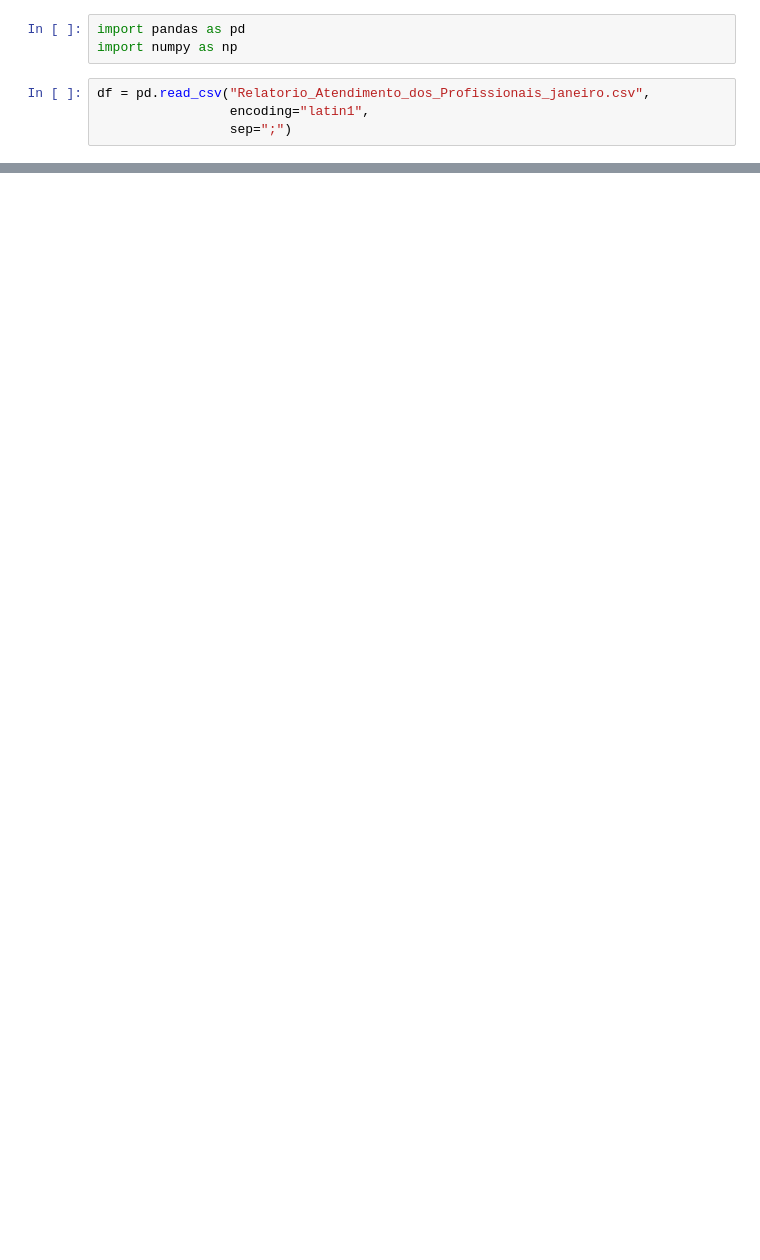
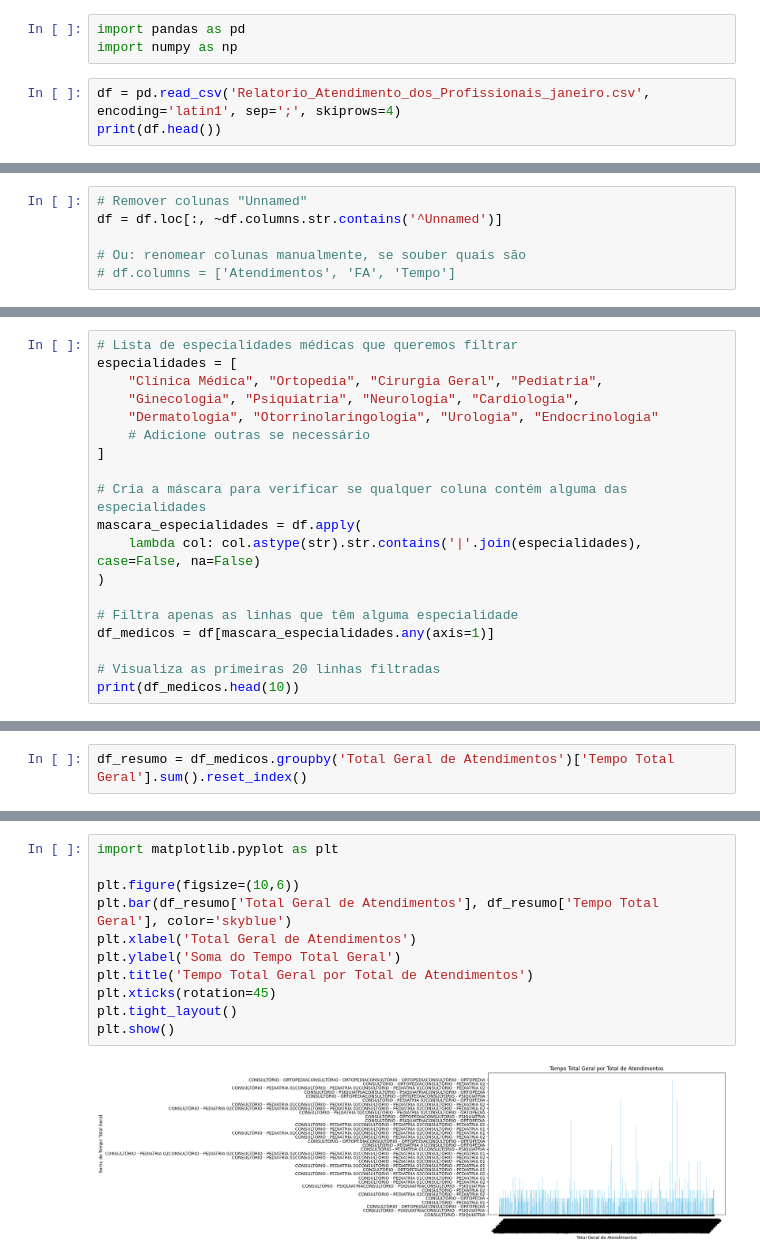
Before and after one commit to Rogeriomld/Profissionais, a Jupyter notebook: arquivo.ipynb, the cells around one changed output, grey strips where cells are left out. Saved outputs shown, nothing was run; the diff lists cells and outputs as text; blank space fills up the shorter version.

```diff
--- a/arquivo.ipynb
+++ b/arquivo.ipynb
@@ -36,6 +4,5 @@ ERROR: unknown command "matplotlib"
 import pandas as pd
 import numpy as np
 # %%
-df = pd.read_csv("Relatorio_Atendimento_dos_Profissionais_janeiro.csv",
-                 encoding="latin1",
-                 sep=";")
+df = pd.read_csv('Relatorio_Atendimento_dos_Profissionais_janeiro.csv', encoding='latin1', sep=';', skiprows=4)
+print(df.head())
@@ -55,0 +23,6 @@ df.head(10)
+# %%
+# Remover colunas "Unnamed"
+df = df.loc[:, ~df.columns.str.contains('^Unnamed')]
+
+# Ou: renomear colunas manualmente, se souber quais são
+# df.columns = ['Atendimentos', 'FA', 'Tempo']
@@ -55,0 +63,19 @@ df.head(10)
+# %%
+# Lista de especialidades médicas que queremos filtrar
+especialidades = [
+    "Clínica Médica", "Ortopedia", "Cirurgia Geral", "Pediatria",
+    "Ginecologia", "Psiquiatria", "Neurologia", "Cardiologia",
+    "Dermatologia", "Otorrinolaringologia", "Urologia", "Endocrinologia"
+    # Adicione outras se necessário
+]
+
+# Cria a máscara para verificar se qualquer coluna contém alguma das especialidades
+mascara_especialidades = df.apply(
+    lambda col: col.astype(str).str.contains('|'.join(especialidades), case=False, na=False)
+)
+
+# Filtra apenas as linhas que têm alguma especialidade
+df_medicos = df[mascara_especialidades.any(axis=1)]
+
+# Visualiza as primeiras 20 linhas filtradas
+print(df_medicos.head(10))
@@ -118,0 +100,2 @@ df.head(20)
+# %%
+df_resumo = df_medicos.groupby('Total Geral de Atendimentos')['Tempo Total Geral'].sum().reset_index()
@@ -118,0 +118,13 @@ df.head(20)
+# %%
+import matplotlib.pyplot as plt
+
+plt.figure(figsize=(10,6))
+plt.bar(df_resumo['Total Geral de Atendimentos'], df_resumo['Tempo Total Geral'], color='skyblue')
+plt.xlabel('Total Geral de Atendimentos')
+plt.ylabel('Soma do Tempo Total Geral')
+plt.title('Tempo Total Geral por Total de Atendimentos')
+plt.xticks(rotation=45)
+plt.tight_layout()
+plt.show()
+# %% [output]
+[figure, added]
```
Also changed, not shown: parts of 19 cells of this notebook, 1 other file.
